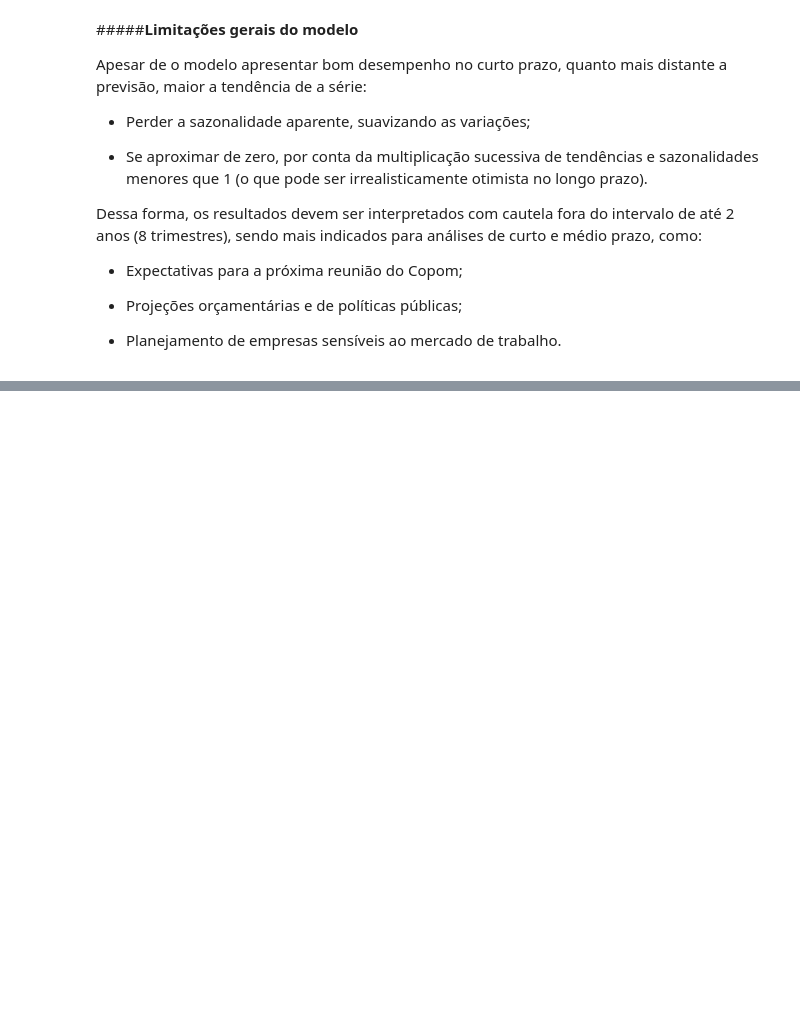
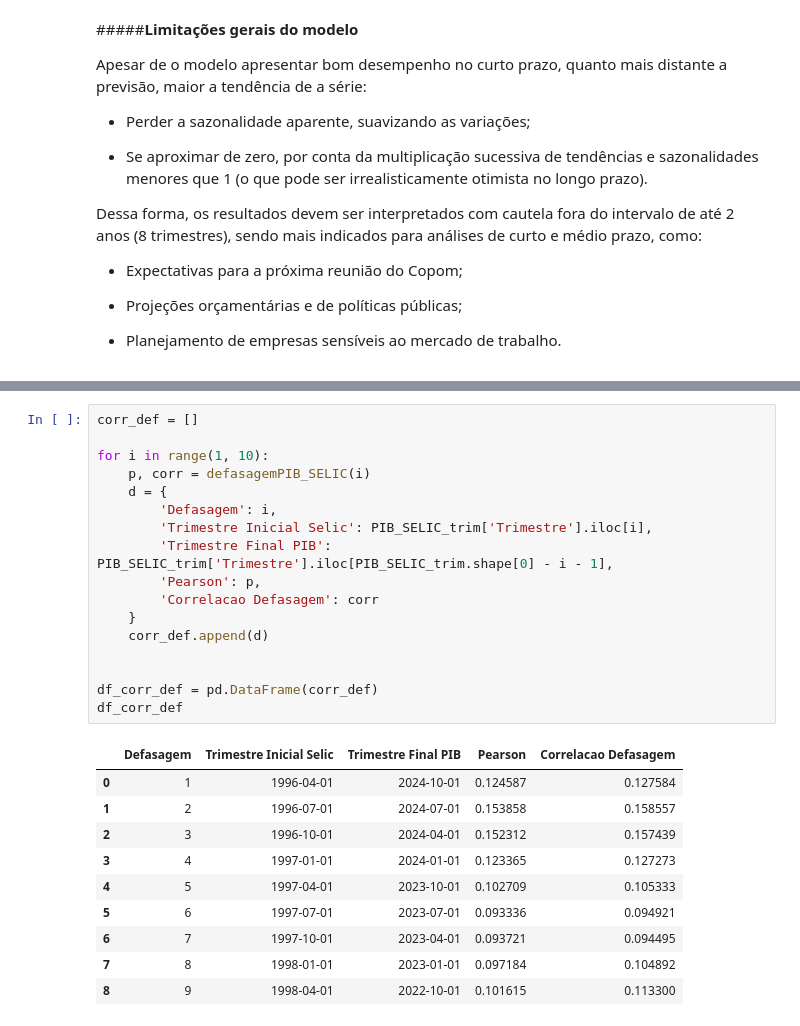
Before and after one commit to gabyxsantos/Economia, a Jupyter notebook: trabalho_pt2.ipynb, the cells around one changed output, grey strips where cells are left out. Drawn from its saved outputs; the diff is of its cells as text; blank space fills up the shorter version.

```diff
--- a/trabalho_pt2.ipynb
+++ b/trabalho_pt2.ipynb
@@ -1341,0 +1418,28 @@ Dessa forma, os resultados devem ser interpretados com cautela fora do intervalo
+# %%
+corr_def = []
+
+for i in range(1, 10):
+    p, corr = defasagemPIB_SELIC(i)
+    d = {
+        'Defasagem': i,
+        'Trimestre Inicial Selic': PIB_SELIC_trim['Trimestre'].iloc[i],
+        'Trimestre Final PIB': PIB_SELIC_trim['Trimestre'].iloc[PIB_SELIC_trim.shape[0] - i - 1],
+        'Pearson': p,
+        'Correlacao Defasagem': corr
+    }
+    corr_def.append(d)
+
+
+df_corr_def = pd.DataFrame(corr_def)
+df_corr_def
+# %% [output]
+|  | Defasagem | Trimestre Inicial Selic | Trimestre Final PIB | Pearson | Correlacao Defasagem |
+| 0 | 1 | 1996-04-01 | 2024-10-01 | 0.124587 | 0.127584 |
+| 1 | 2 | 1996-07-01 | 2024-07-01 | 0.153858 | 0.158557 |
+| 2 | 3 | 1996-10-01 | 2024-04-01 | 0.152312 | 0.157439 |
+| 3 | 4 | 1997-01-01 | 2024-01-01 | 0.123365 | 0.127273 |
+| 4 | 5 | 1997-04-01 | 2023-10-01 | 0.102709 | 0.105333 |
+| 5 | 6 | 1997-07-01 | 2023-07-01 | 0.093336 | 0.094921 |
+| 6 | 7 | 1997-10-01 | 2023-04-01 | 0.093721 | 0.094495 |
+| 7 | 8 | 1998-01-01 | 2023-01-01 | 0.097184 | 0.104892 |
+| 8 | 9 | 1998-04-01 | 2022-10-01 | 0.101615 | 0.113300 |
```
Also changed, not shown: parts of 9 cells of this notebook.
